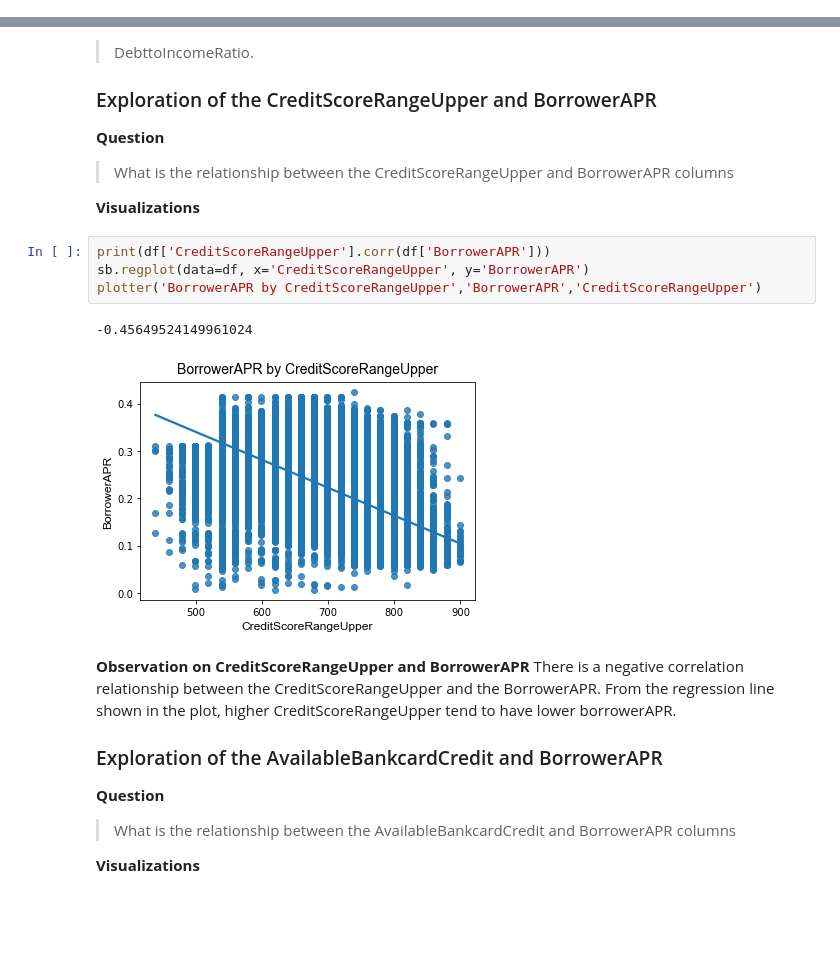
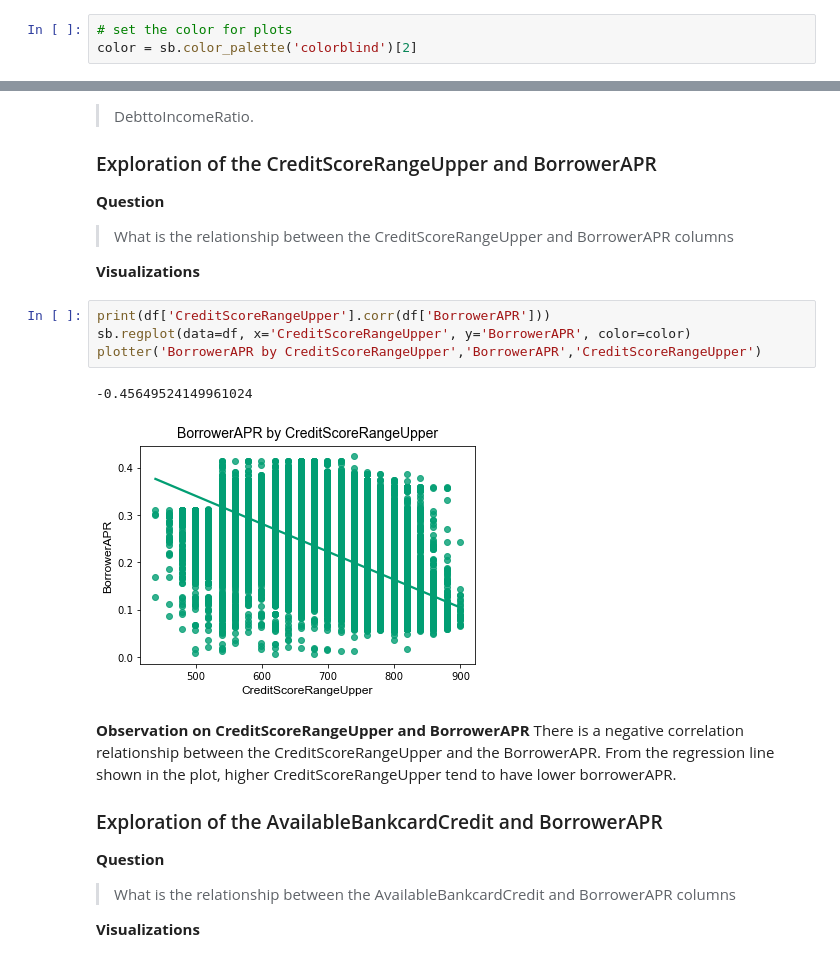
Before and after one commit to spakinrinwa/prosper_loan, a Jupyter notebook: Part_I_Exploration.ipynb, the cells around one changed output, grey strips where cells are left out. Drawn from its saved outputs; the diff is of its cells as text; blank space fills up the shorter version.

```diff
--- a/Part_I_Exploration.ipynb
+++ b/Part_I_Exploration.ipynb
@@ -153,3 +156,6 @@ color = sb.color_palette()[0]
+# %%
+# set the color for plots
+color = sb.color_palette('colorblind')[2]
 # %%
 fig,axes = plt.subplots(1,2,  figsize=(18,5))
 
@@ -737,11 +766,11 @@ df['DebtToIncomeRatio'].corr(df.AvailableBankcardCredit)
 **Visualizations**
 # %%
 print(df['CreditScoreRangeUpper'].corr(df['BorrowerAPR']))
-sb.regplot(data=df, x='CreditScoreRangeUpper', y='BorrowerAPR')
+sb.regplot(data=df, x='CreditScoreRangeUpper', y='BorrowerAPR', color=color)
 plotter('BorrowerAPR by CreditScoreRangeUpper','BorrowerAPR','CreditScoreRangeUpper')
 # %% [output]
 -0.45649524149961024
-[figure, old version]
+[figure, new version]
 # %% [markdown]
 **Observation on CreditScoreRangeUpper and BorrowerAPR**
 There is a negative correlation relationship between the CreditScoreRangeUpper and the BorrowerAPR. From the regression line shown in the plot,  higher CreditScoreRangeUpper tend to have lower borrowerAPR.
```
Also changed, not shown: parts of 41 cells of this notebook, 3 other files.
